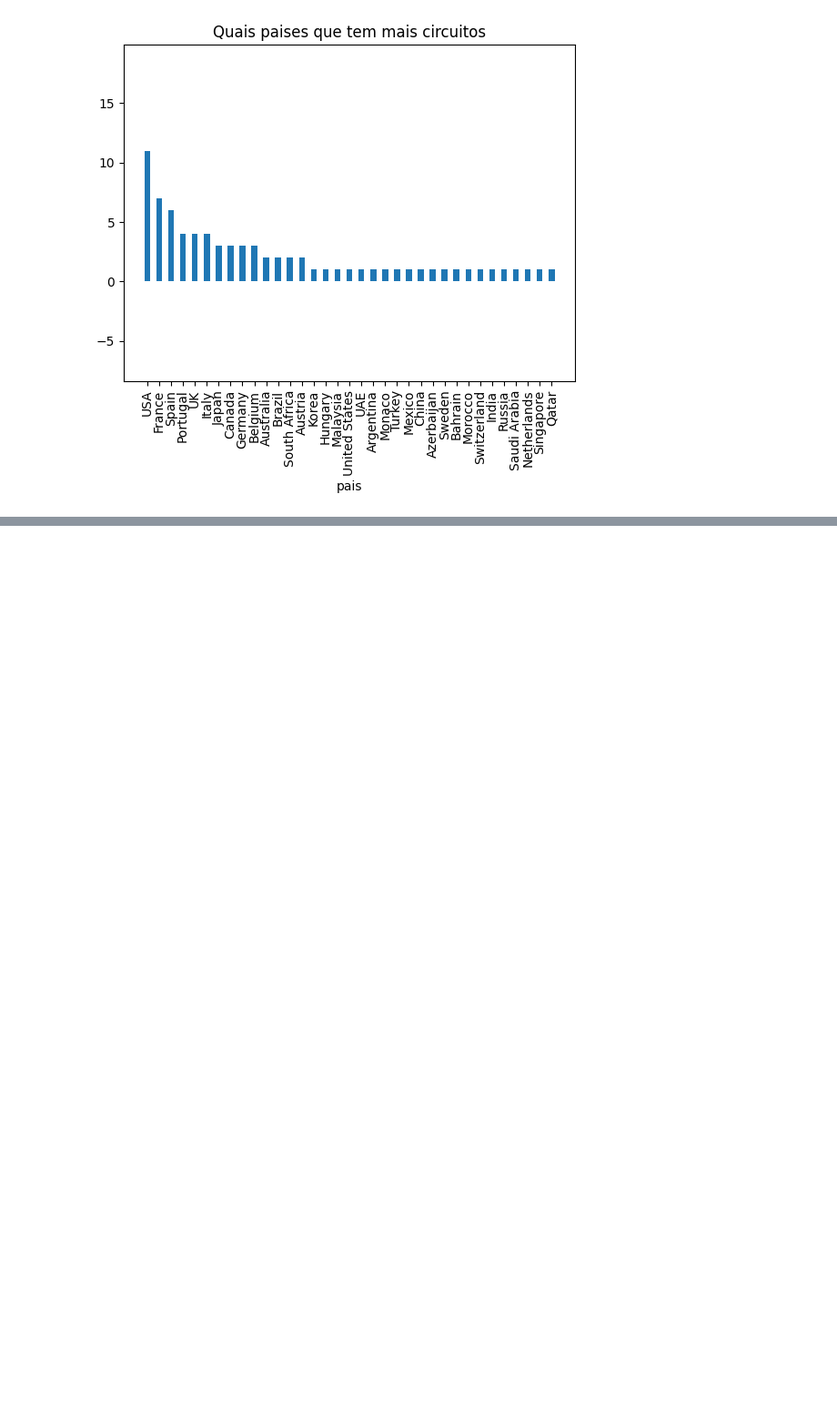
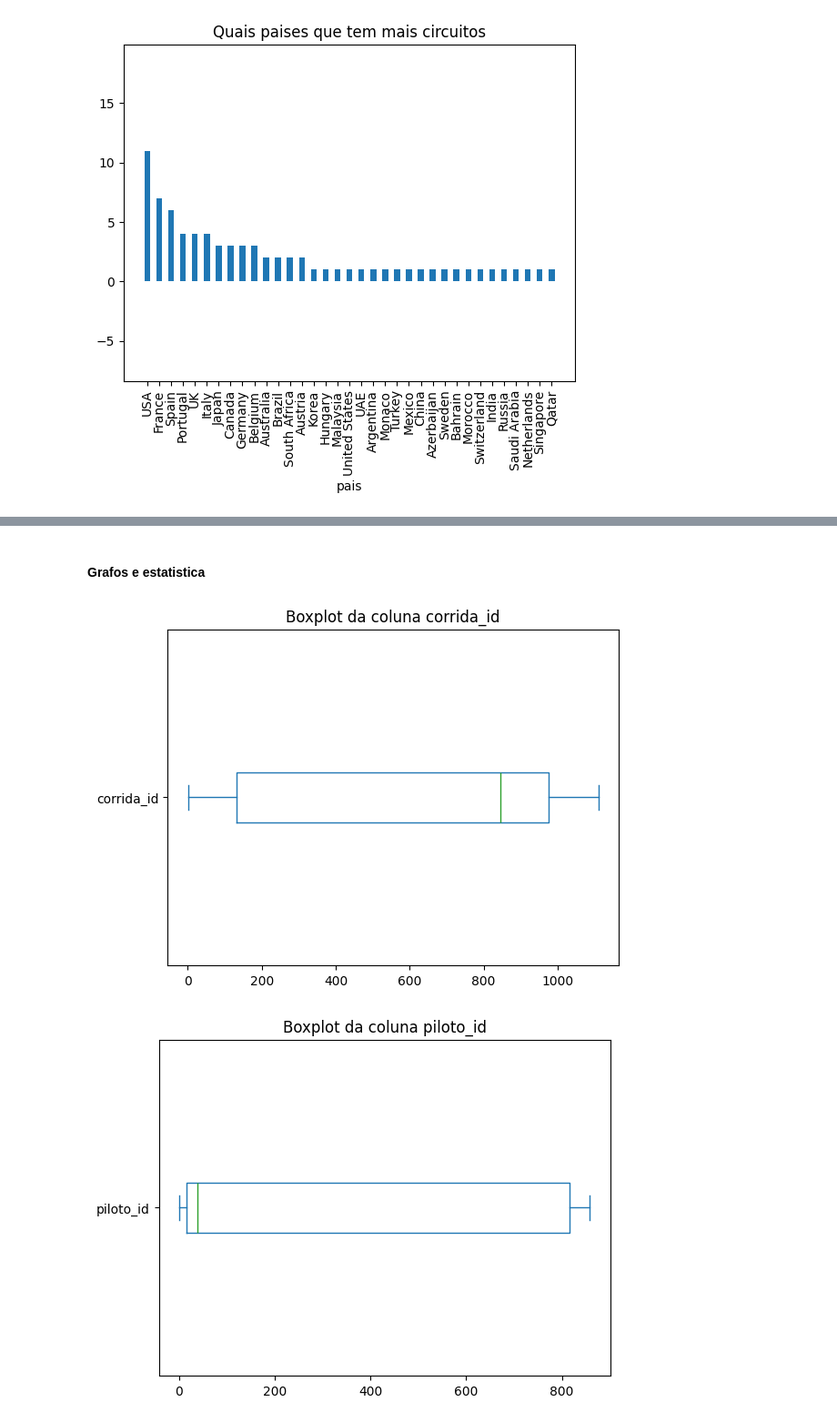
Before and after one commit to augustopinho/fatec_ipi_projeto_integrador_3, a Jupyter notebook: tratamento_dados.ipynb, the cells around one changed output, grey strips where cells are left out. Shown at 91% size. Drawn from its saved outputs; the diff is of its cells as text; code cells hidden in the pictures; blank space fills up the shorter version.

Commit message:
feat(Tratamento_Limpeza_DS): T/L tabela TEMPO_POR_VOLTA

```diff
--- a/tratamento_dados.ipynb
+++ b/tratamento_dados.ipynb
@@ -304,0 +358,3 @@ plt.show()
+# %%
+#Colocando as colunas em PT_BR
+tempo_por_volta.columns = ['corrida_id', 'piloto_id', 'volta', 'posicao', 'tempo', 'milisegundos']
@@ -304,0 +363,18 @@ plt.show()
+# %%
+#Transformando object (coluna: TEMPO) em datatype
+
+def converter_tempo(tempo):
+    try:
+        return pd.to_datetime(tempo, format='%H:%M:%S.%f')
+    except ValueError:
+        try:
+            return pd.to_datetime(tempo, format='%M:%S.%f')
+        except ValueError:
+            raise ValueError("Formato de tempo não reconhecido: {}".format(tempo))
+
+# Aplicando a função de conversão
+tempo_por_volta['tempo'] = tempo_por_volta['tempo'].apply(converter_tempo)
+
+# Formatando para MM:SS.SSS
+tempo_por_volta['tempo'] = tempo_por_volta['tempo'].dt.strftime('%H:%M:%S.%f').str[:-3]
+tempo_por_volta['tempo'] = tempo_por_volta['tempo'].apply(converter_tempo)
@@ -304,0 +451,14 @@ plt.show()
+# %% [markdown]
+#### Grafos e estatistica
+# %%
+# Crie um boxplot para cada coluna numérica
+for coluna in tempo_por_volta.select_dtypes(include='number'):
+    plt.figure()  # Crie uma nova figura para cada boxplot
+    tempo_por_volta[coluna].plot(kind='box', vert=False)
+    plt.title(f'Boxplot da coluna {coluna}')
+
+# Exiba os boxplots
+plt.show()
+# %% [output]
+[figure, added]
+[figure, added]
```
Also changed, not shown: parts of 12 cells of this notebook.
